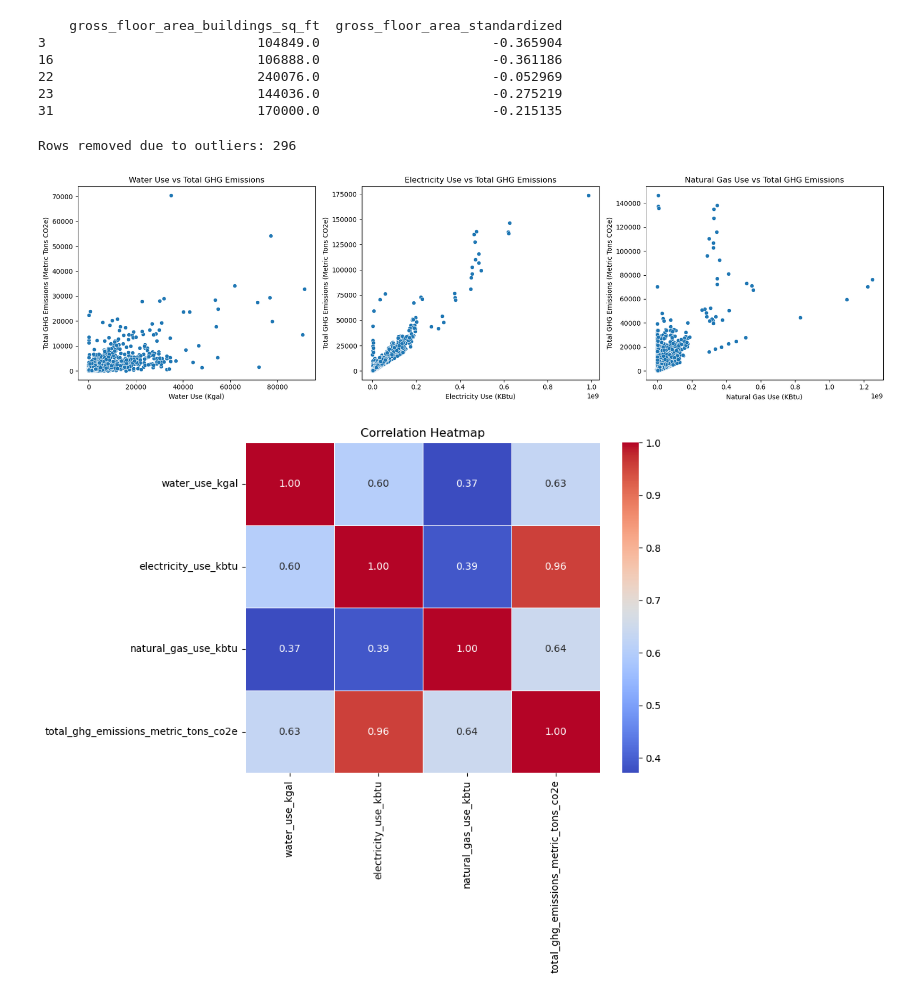
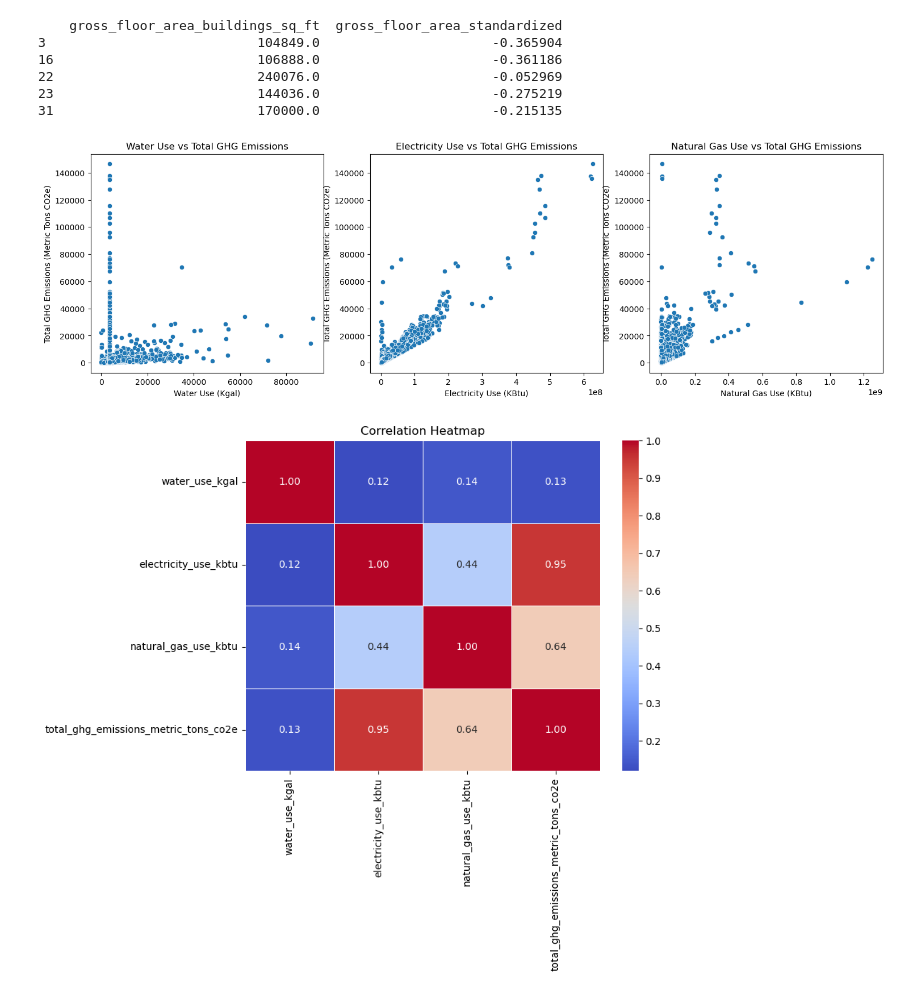
Before and after one commit to illinois-data-curation/is477-sp25-group17, a Jupyter notebook: is477_final_project.ipynb, the cells around one changed output. Drawn from its saved outputs; the diff is of its cells as text; code cells hidden in the pictures.

```diff
--- a/is477_final_project.ipynb
+++ b/is477_final_project.ipynb
@@ -159,45 +150,34 @@ print(merged_data_cleaned[['gross_floor_area_buildings_sq_ft', 'gross_floor_area
 22                          240076.0                      -0.052969
 23                          144036.0                      -0.275219
 31                          170000.0                      -0.215135
-# %%
-from scipy import stats
-z_scores = stats.zscore(merged_data_cleaned[['total_ghg_emissions_metric_tons_co2e', 'gross_floor_area_buildings_sq_ft']])
-
-outliers = (z_scores > 3).any(axis=1)
-
-merged_data_cleaned_no_outliers = merged_data_cleaned[~outliers]
-
-print(f"Rows removed due to outliers: {merged_data_cleaned.shape[0] - merged_data_cleaned_no_outliers.shape[0]}")
-# %% [output]
-Rows removed due to outliers: 296
 # %%
 fig, axes = plt.subplots(1, 3, figsize=(18, 5))
 
-sns.scatterplot(x='water_use_kgal', y='total_ghg_emissions_metric_tons_co2e', data=merged_data, ax=axes[0])
+sns.scatterplot(x='water_use_kgal', y='total_ghg_emissions_metric_tons_co2e', data=merged_data_cleaned, ax=axes[0])
 axes[0].set_title('Water Use vs Total GHG Emissions')
 axes[0].set_xlabel('Water Use (Kgal)')
 axes[0].set_ylabel('Total GHG Emissions (Metric Tons CO2e)')
 
-sns.scatterplot(x='electricity_use_kbtu', y='total_ghg_emissions_metric_tons_co2e', data=merged_data, ax=axes[1])
+sns.scatterplot(x='electricity_use_kbtu', y='total_ghg_emissions_metric_tons_co2e', data=merged_data_cleaned, ax=axes[1])
 axes[1].set_title('Electricity Use vs Total GHG Emissions')
 axes[1].set_xlabel('Electricity Use (KBtu)')
 axes[1].set_ylabel('Total GHG Emissions (Metric Tons CO2e)')
 
-sns.scatterplot(x='natural_gas_use_kbtu', y='total_ghg_emissions_metric_tons_co2e', data=merged_data, ax=axes[2])
+sns.scatterplot(x='natural_gas_use_kbtu', y='total_ghg_emissions_metric_tons_co2e', data=merged_data_cleaned, ax=axes[2])
 axes[2].set_title('Natural Gas Use vs Total GHG Emissions')
 axes[2].set_xlabel('Natural Gas Use (KBtu)')
 axes[2].set_ylabel('Total GHG Emissions (Metric Tons CO2e)')
 
-plt.tight_layout()
+
 plt.show()
 # %% [output]
-[figure, old version]
+[figure, new version]
 # %%
-correlation_matrix = merged_data[['water_use_kgal', 'electricity_use_kbtu', 'natural_gas_use_kbtu', 'total_ghg_emissions_metric_tons_co2e']].corr()
+correlation_matrix = merged_data_cleaned[['water_use_kgal', 'electricity_use_kbtu', 'natural_gas_use_kbtu', 'total_ghg_emissions_metric_tons_co2e']].corr()
 
 plt.figure(figsize=(8, 6))
 sns.heatmap(correlation_matrix, annot=True, cmap='coolwarm', linewidths=0.5, fmt='.2f')
 plt.title('Correlation Heatmap')
 plt.show()
 # %% [output]
-[figure, old version]
+[figure, new version]
```
Also changed, not shown: parts of 5 cells of this notebook.
